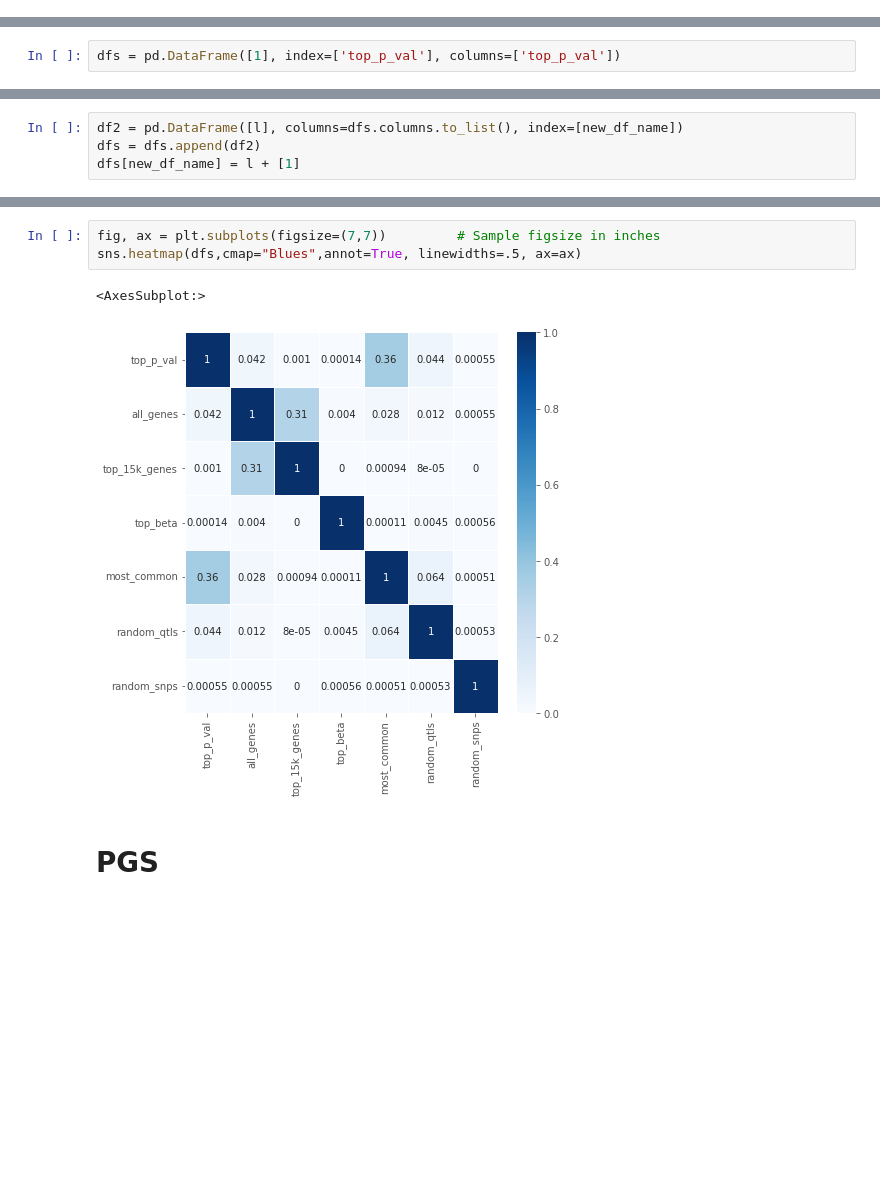
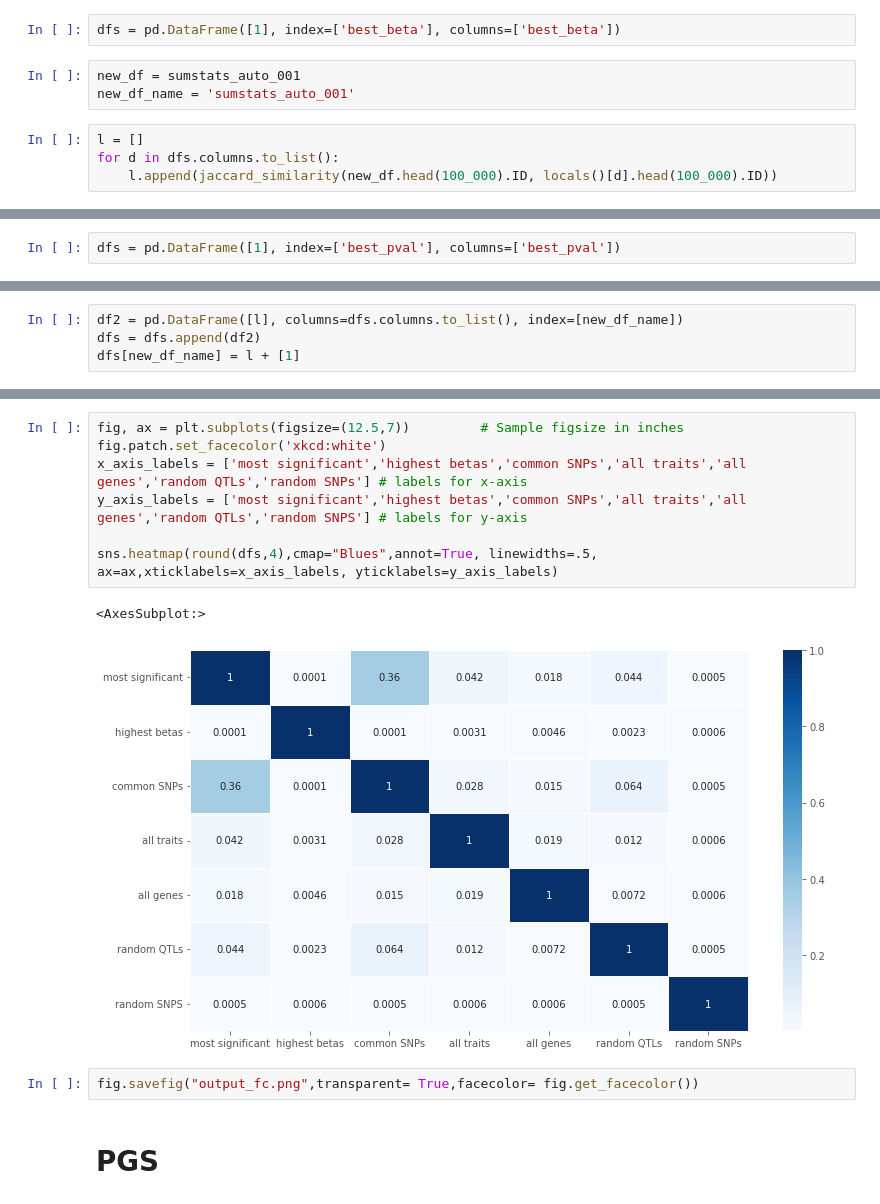
Before and after one commit to SedraAbouGhaloun/qtls, a Jupyter notebook: sort_and_prepare.ipynb, the cells around one changed output, grey strips where cells are left out. Cells and saved outputs as stored; diff of their text form; blank space fills up the shorter version.

```diff
--- a/sort_and_prepare.ipynb
+++ b/sort_and_prepare.ipynb
@@ -887,0 +1262,9 @@ top_beta.loc[top_beta.effect_weight<3]
+# %%
+dfs = pd.DataFrame([1], index=['best_beta'], columns=['best_beta'])
+# %%
+new_df = sumstats_auto_001
+new_df_name = 'sumstats_auto_001'
+# %%
+l = []
+for d in dfs.columns.to_list():
+    l.append(jaccard_similarity(new_df.head(100_000).ID, locals()[d].head(100_000).ID))
@@ -1322,4 +1739,4 @@ def jaccard_similarity(list1, list2):
     union = (len(list1) + len(list2)) - intersection
     return float(intersection) / union
 # %%
-dfs = pd.DataFrame([1], index=['top_p_val'], columns=['top_p_val'])
+dfs = pd.DataFrame([1], index=['best_pval'], columns=['best_pval'])
@@ -1352,9 +1767,15 @@ dfs
 # %%
-fig, ax = plt.subplots(figsize=(7,7))         # Sample figsize in inches
-sns.heatmap(dfs,cmap="Blues",annot=True, linewidths=.5, ax=ax)
+fig, ax = plt.subplots(figsize=(12.5,7))         # Sample figsize in inches
+fig.patch.set_facecolor('xkcd:white')
+x_axis_labels = ['most significant','highest betas','common SNPs','all traits','all genes','random QTLs','random SNPs'] # labels for x-axis
+y_axis_labels = ['most significant','highest betas','common SNPs','all traits','all genes','random QTLs','random SNPS'] # labels for y-axis
+
+sns.heatmap(round(dfs,4),cmap="Blues",annot=True, linewidths=.5, ax=ax,xticklabels=x_axis_labels, yticklabels=y_axis_labels)
 # %% [output]
 <AxesSubplot:>
-[figure, old version]
+[figure, new version]
+# %%
+fig.savefig("output_fc.png",transparent= True,facecolor= fig.get_facecolor())
 # %% [markdown]
 
 
```
Also changed, not shown: parts of 211 cells of this notebook.
